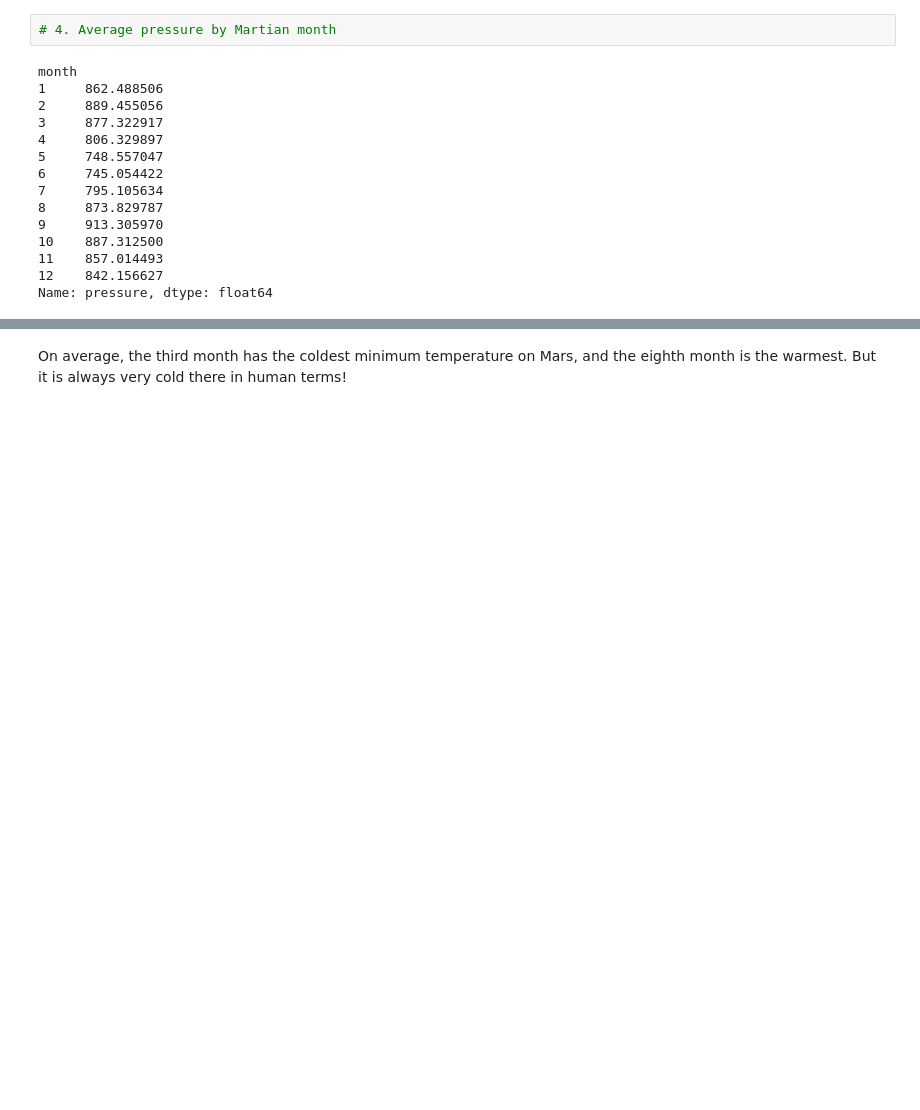
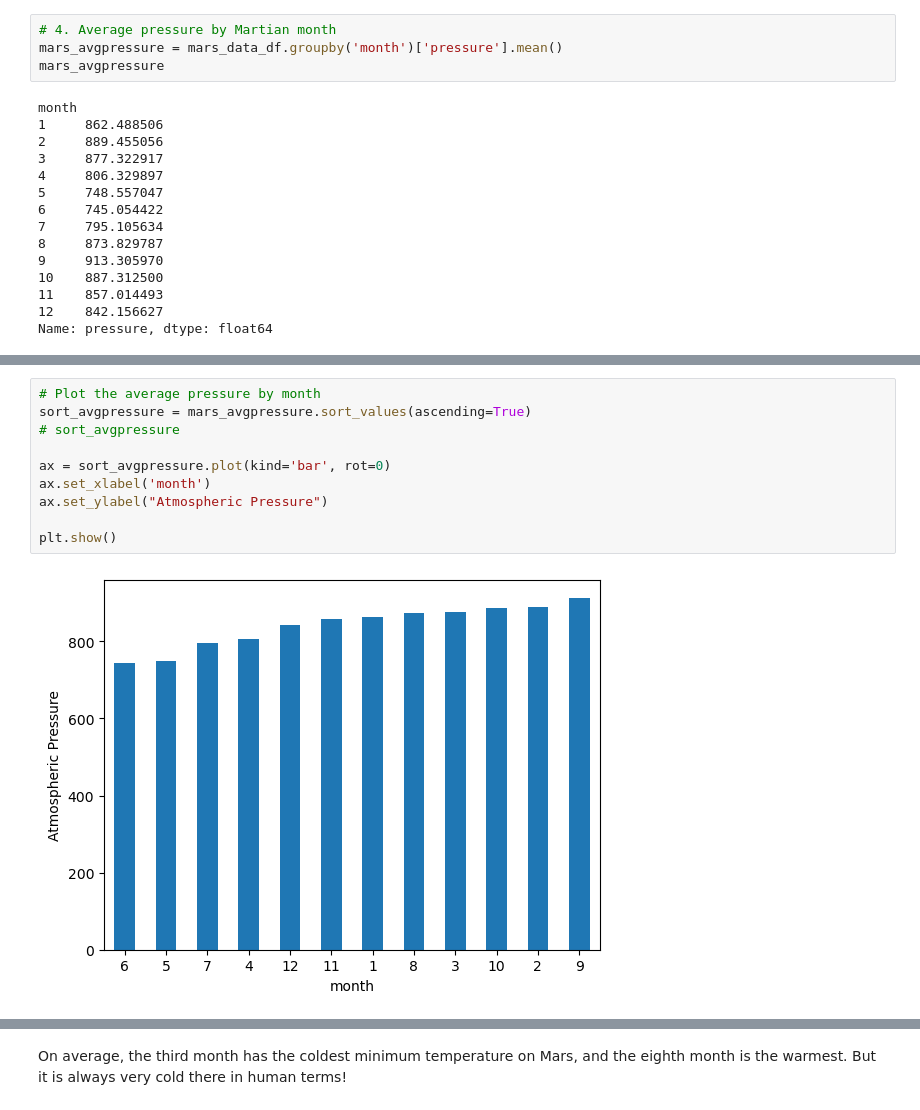
Before and after one commit to Lilnessa/module11_challenge, a Jupyter notebook: part_2_mars_weather.ipynb, the cells around one changed output, grey strips where cells are left out. Drawn from its saved outputs; the diff is of its cells as text; blank space fills up the shorter version.

```diff
--- a/part_2_mars_weather.ipynb
+++ b/part_2_mars_weather.ipynb
@@ -224,5 +235,7 @@ Name: min_temp, dtype: float64
 # %%
 # 4. Average pressure by Martian month
+mars_avgpressure = mars_data_df.groupby('month')['pressure'].mean()
+mars_avgpressure
 # %% [output]
 month
 1     862.488506
@@ -245,2 +254,14 @@ Name: pressure, dtype: float64
+# %%
+# Plot the average pressure by month
+sort_avgpressure = mars_avgpressure.sort_values(ascending=True)
+# sort_avgpressure
+
+ax = sort_avgpressure.plot(kind='bar', rot=0)
+ax.set_xlabel('month')
+ax.set_ylabel("Atmospheric Pressure")
+
+plt.show()
+# %% [output]
+[figure, added]
 # %%
 # 5. How many terrestrial (earth) days are there in a Martian year?
```
Also changed, not shown: parts of 5 cells of this notebook, 1 other file.
